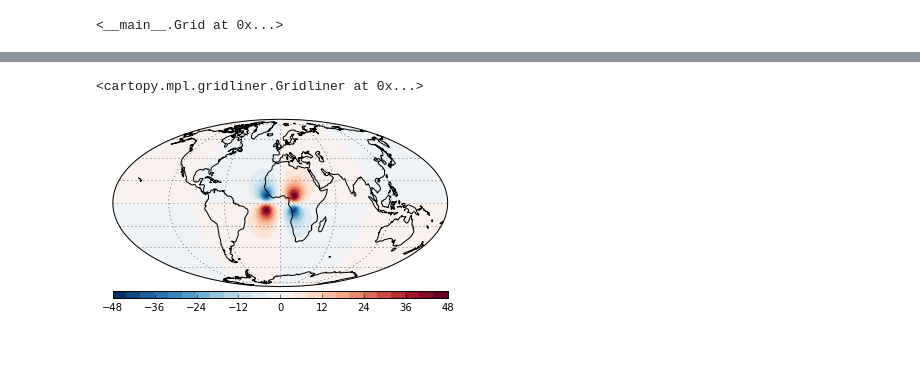
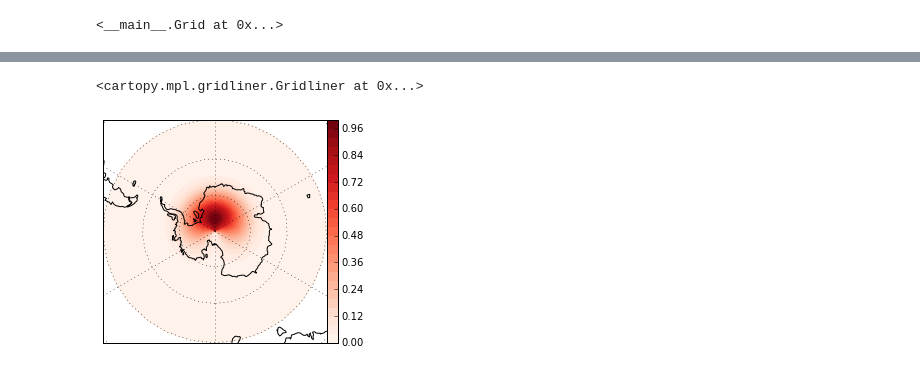
Before and after one commit to fatiando/prototypes, a Jupyter notebook: grid-class.ipynb, the cells around one changed output, grey strips where cells are left out. Drawn from its saved outputs; the diff is of its cells as text; code cells hidden in the pictures.

```diff
--- a/grid-class.ipynb
+++ b/grid-class.ipynb
@@ -209,5 +297,5 @@ model = [Tesseroid(-15, 15, -5, 5, 0, -500e03, {'density': 2600})]
 # %%
-grid = Grid.regular((-180, 180, -90, 90), (200, 200), z=500e3, lonlat=True)
-grid.add_attribute('gxy', tesseroid.gxy(grid.lon, grid.lat, grid.z, model))
+grid = Grid.regular((-180, 180, -90, -45), (50, 50), z=250e3, lonlat=True)
+grid.add_attribute('data', utils.gaussian2d(grid.lon, grid.lat, 100, 10, y0=-85))
 # %% [output]
 <__main__.Grid at 0x...>
@@ -214,9 +307,10 @@ grid.add_attribute('gxy', tesseroid.gxy(grid.lon, grid.lat, grid.z, model))
 # %%
-proj = grid.set_projection(crs.Geodetic()).reproject(crs.Mollweide())
+proj = grid.set_projection(crs.Geodetic()).reproject(crs.SouthPolarStereo())
 # %%
-proj.contourf('gxy', colorbar='horizontal', levels=30)
-mpl.gca().coastlines()
-mpl.gca().gridlines()
+proj.contourf('data', levels=30)
+ax = mpl.gca()
+ax.coastlines()
+ax.gridlines()
 # %% [output]
 <cartopy.mpl.gridliner.Gridliner at 0x...>
-[figure, old version]
+[figure, new version]
```
Also changed, not shown: parts of 12 cells of this notebook.
